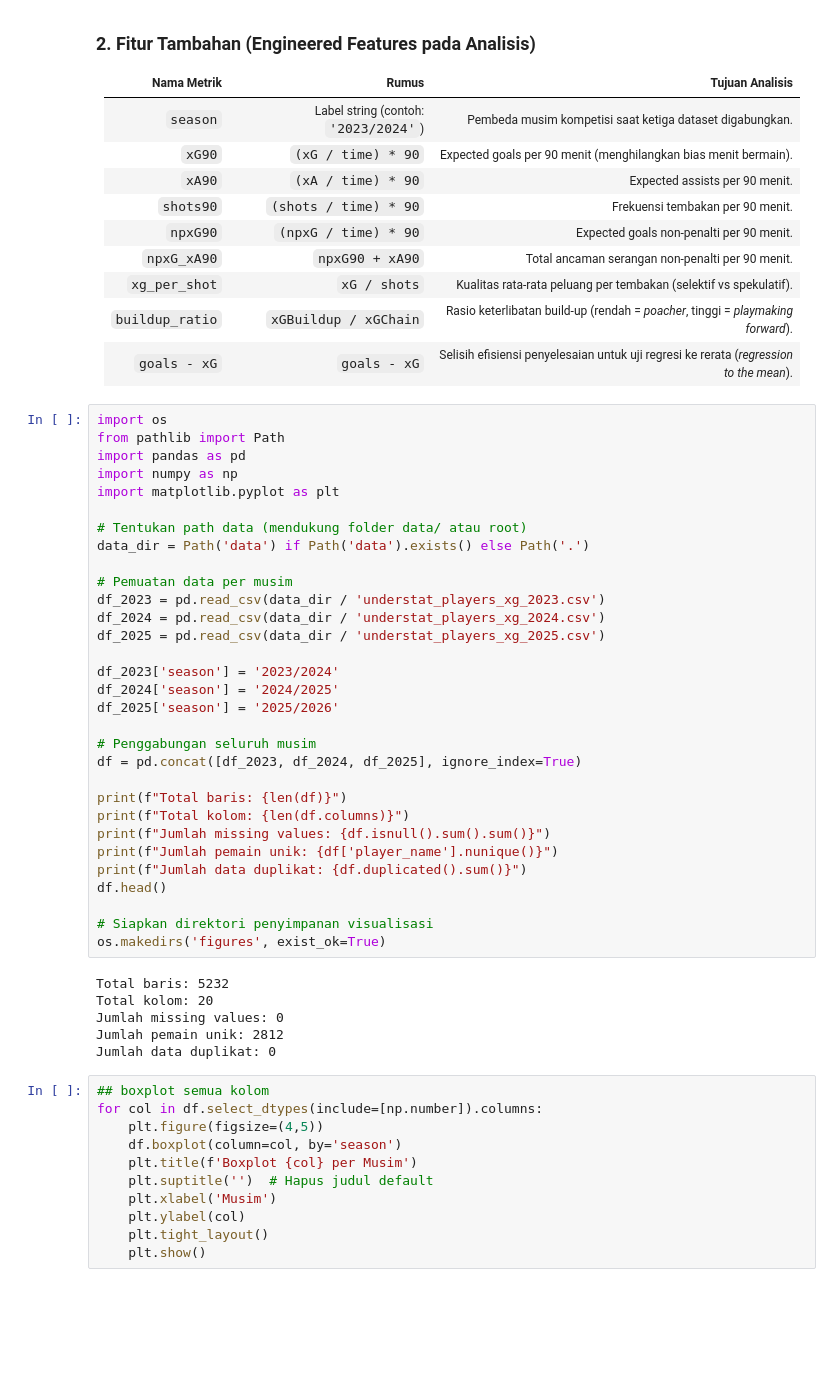
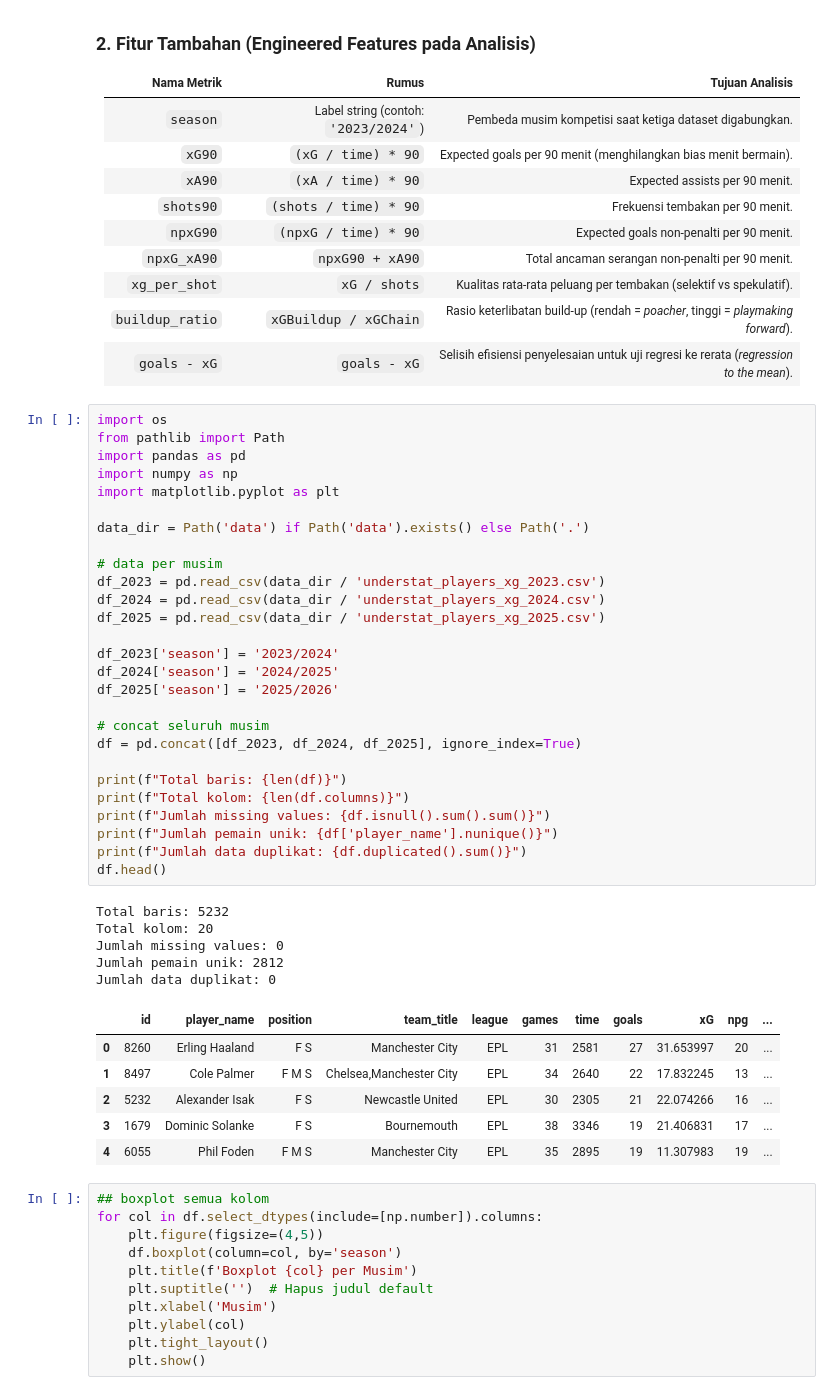
Before and after one commit to Fahmialfayadh/Praktikum-datamining, a Jupyter notebook: tugas-scrapping-eda/5054251015_Fahmi_Alfayadh_Tugas_Scrapping_dan_EDA.ipynb, the cells around one changed output. Drawn from its saved outputs; the diff is of its cells as text; blank space fills up the shorter version.

```diff
--- a/tugas-scrapping-eda/5054251015_Fahmi_Alfayadh_Tugas_Scrapping_dan_EDA.ipynb
+++ b/tugas-scrapping-eda/5054251015_Fahmi_Alfayadh_Tugas_Scrapping_dan_EDA.ipynb
@@ -65,39 +65,41 @@ Berikut definisi operasional seluruh variabel mentah dan metrik turunan yang dig
 import os
 from pathlib import Path
 import pandas as pd
 import numpy as np
 import matplotlib.pyplot as plt
 
-# Tentukan path data (mendukung folder data/ atau root)
 data_dir = Path('data') if Path('data').exists() else Path('.')
 
-# Pemuatan data per musim
+# data per musim
 df_2023 = pd.read_csv(data_dir / 'understat_players_xg_2023.csv')
 df_2024 = pd.read_csv(data_dir / 'understat_players_xg_2024.csv')
 df_2025 = pd.read_csv(data_dir / 'understat_players_xg_2025.csv')
 
 df_2023['season'] = '2023/2024'
 df_2024['season'] = '2024/2025'
 df_2025['season'] = '2025/2026'
 
-# Penggabungan seluruh musim
+# concat seluruh musim
 df = pd.concat([df_2023, df_2024, df_2025], ignore_index=True)
 
 print(f"Total baris: {len(df)}")
 print(f"Total kolom: {len(df.columns)}")
 print(f"Jumlah missing values: {df.isnull().sum().sum()}")
 print(f"Jumlah pemain unik: {df['player_name'].nunique()}")
 print(f"Jumlah data duplikat: {df.duplicated().sum()}")
 df.head()
-
-# Siapkan direktori penyimpanan visualisasi
-os.makedirs('figures', exist_ok=True)
 # %% [output]
 Total baris: 5232
 Total kolom: 20
 Jumlah missing values: 0
 Jumlah pemain unik: 2812
 Jumlah data duplikat: 0
+|  | id | player_name | position | team_title | league | games | time | goals | xG | npg | ... |
+| 0 | 8260 | Erling Haaland | F S | Manchester City | EPL | 31 | 2581 | 27 | 31.653997 | 20 | ... |
+| 1 | 8497 | Cole Palmer | F M S | Chelsea,Manchester City | EPL | 34 | 2640 | 22 | 17.832245 | 13 | ... |
+| 2 | 5232 | Alexander Isak | F S | Newcastle United | EPL | 30 | 2305 | 21 | 22.074266 | 16 | ... |
+| 3 | 1679 | Dominic Solanke | F S | Bournemouth | EPL | 38 | 3346 | 19 | 21.406831 | 17 | ... |
+| 4 | 6055 | Phil Foden | F M S | Manchester City | EPL | 35 | 2895 | 19 | 11.307983 | 19 | ... |
 # %%
 ## boxplot semua kolom
 for col in df.select_dtypes(include=[np.number]).columns:
```
Also changed, not shown: parts of 4 cells of this notebook, 3 other files.
